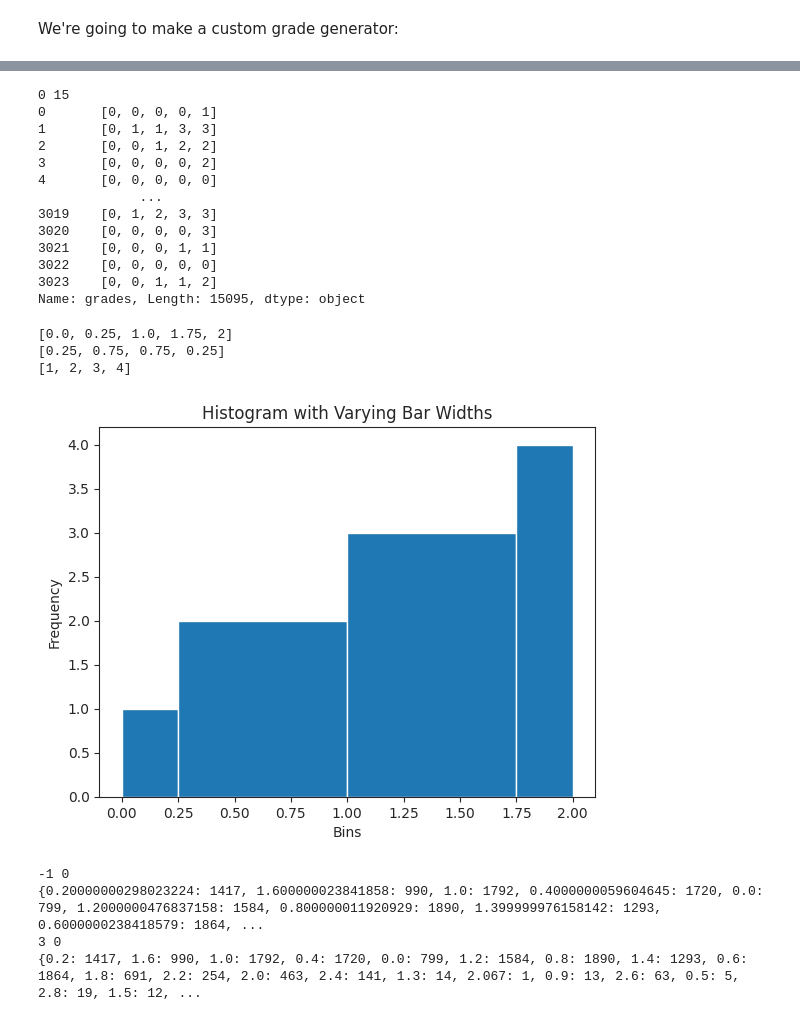
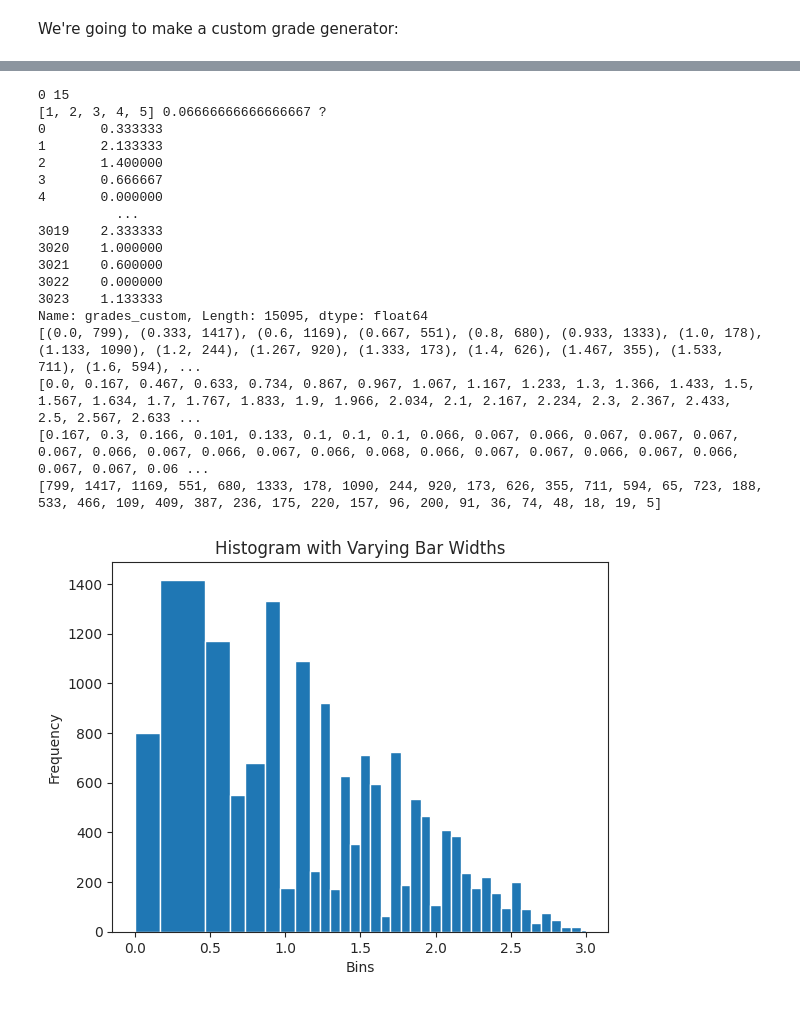
Before and after one commit to Dorijan-Cirkveni/tar-project, a Jupyter notebook: data_visualisation.ipynb, the cells around one changed output, grey strips where cells are left out. Drawn from its saved outputs; the diff is of its cells as text; code cells hidden in the pictures.

```diff
--- a/data_visualisation.ipynb
+++ b/data_visualisation.ipynb
@@ -573,60 +639,28 @@ def CheckGradeCount(dataset,grade_column='grades'):
 # %%
 example_grader=GenerateCustomGrader()
-# temp=ApplyCustomGrader(combined_df,example_grader,'grades','grades')
-# print(temp.columns)
-# len(get_grade_groups(combined_df,'grades'))
+temp=ApplyCustomGrader(combined_df,example_grader,'grades_max_5','grades_custom')
+print(temp['grades_custom'])
+X=counter_dict(temp['grades_custom'],dict(),3)
+display_uneven_bars(X)
+len(get_grade_groups(combined_df,'grades_max_5'))
 temp=None
 # %% [output]
 0 15
-0       [0, 0, 0, 0, 1]
-1       [0, 1, 1, 3, 3]
-2       [0, 0, 1, 2, 2]
-3       [0, 0, 0, 0, 2]
-4       [0, 0, 0, 0, 0]
-             ...
-3019    [0, 1, 2, 3, 3]
-3020    [0, 0, 0, 0, 3]
-3021    [0, 0, 0, 1, 1]
-3022    [0, 0, 0, 0, 0]
-3023    [0, 0, 1, 1, 2]
-Name: grades, Length: 15095, dtype: object
+[1, 2, 3, 4, 5] 0.06666666666666667 ?
+0       0.333333
+1       2.133333
+2       1.400000
+3       0.666667
+4       0.000000
+          ...
+3019    2.333333
+3020    1.000000
+3021    0.600000
+3022    0.000000
+3023    1.133333
+Name: grades_custom, Length: 15095, dtype: float64
+[(0.0, 799), (0.333, 1417), (0.6, 1169), (0.667, 551), (0.8, 680), (0.933, 1333), (1.0, 178), (1.133, 1090), (1.2, 244), (1.267, 920), (1.333, 173), (1.4, 626), (1.467, 355), (1.533, 711), (1.6, 594), ...
+[0.0, 0.167, 0.467, 0.633, 0.734, 0.867, 0.967, 1.067, 1.167, 1.233, 1.3, 1.366, 1.433, 1.5, 1.567, 1.634, 1.7, 1.767, 1.833, 1.9, 1.966, 2.034, 2.1, 2.167, 2.234, 2.3, 2.367, 2.433, 2.5, 2.567, 2.633 ...
+[0.167, 0.3, 0.166, 0.101, 0.133, 0.1, 0.1, 0.1, 0.066, 0.067, 0.066, 0.067, 0.067, 0.067, 0.067, 0.066, 0.067, 0.066, 0.067, 0.066, 0.068, 0.066, 0.067, 0.067, 0.066, 0.067, 0.066, 0.067, 0.067, 0.06 ...
+[799, 1417, 1169, 551, 680, 1333, 178, 1090, 244, 920, 173, 626, 355, 711, 594, 65, 723, 188, 533, 466, 109, 409, 387, 236, 175, 220, 157, 96, 200, 91, 36, 74, 48, 18, 19, 5]
+[figure, added]
-# %%
-def display_uneven_bars(grades_dict):
-    L=[(e,v) for (e,v) in grades_dict.items()]
-    L.sort()
-    limits=[]
-    last=L[0][0]
-    for (e,_) in L:
-        limits.append((last+e)/2)
-        last=e
-    limits.append(L[-1][0])
-    widths=[limits[i]-limits[i-1] for i in range(1,len(limits))]
-    data=[v for (_,v) in L]
-    print(limits)
-    print(widths)
-    print(data)
-    plt.bar(limits[:-1], data, width=widths, align='edge')
-
-    # Set labels and title
-    plt.xlabel('Bins')
-    plt.ylabel('Frequency')
-    plt.title('Histogram with Varying Bar Widths')
-
-    # Show the plot
-    plt.show()
-display_uneven_bars({0:1,0.5:2,1.5:3,2:4})
-# %% [output]
-[0.0, 0.25, 1.0, 1.75, 2]
-[0.25, 0.75, 0.75, 0.25]
-[1, 2, 3, 4]
-[figure, removed]
-# %%
-X=counter_dict(combined_df['meanGrade'],dict())
-print(X)
-Y=counter_dict(combined_df['meanGrade'],dict(),ro=3)
-print(Y)
-# %% [output]
--1 0
-{0.20000000298023224: 1417, 1.600000023841858: 990, 1.0: 1792, 0.4000000059604645: 1720, 0.0: 799, 1.2000000476837158: 1584, 0.800000011920929: 1890, 1.399999976158142: 1293, 0.6000000238418579: 1864, ...
-3 0
-{0.2: 1417, 1.6: 990, 1.0: 1792, 0.4: 1720, 0.0: 799, 1.2: 1584, 0.8: 1890, 1.4: 1293, 0.6: 1864, 1.8: 691, 2.2: 254, 2.0: 463, 2.4: 141, 1.3: 14, 2.067: 1, 0.9: 13, 2.6: 63, 0.5: 5, 2.8: 19, 1.5: 12, ...
```
Also changed, not shown: parts of 13 cells of this notebook.
